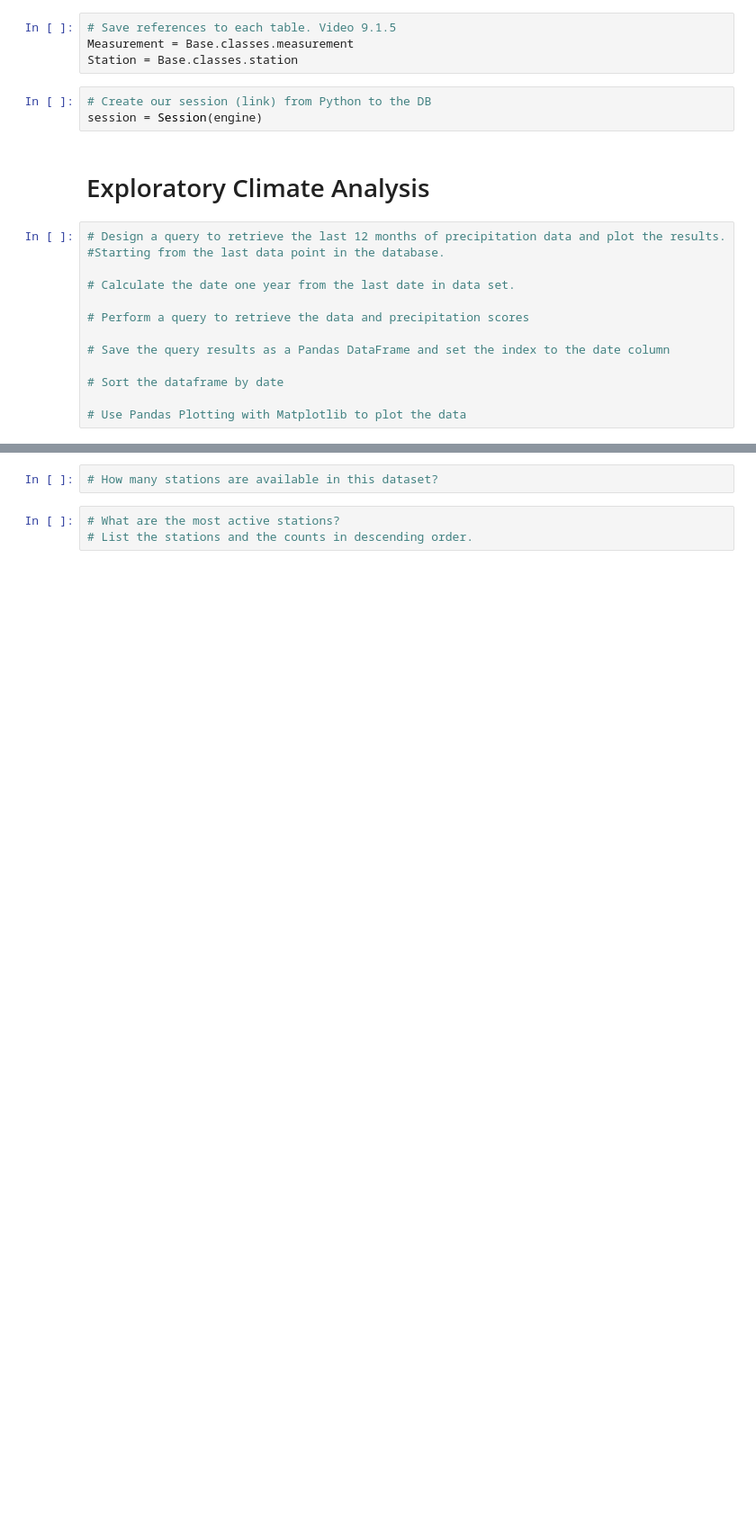
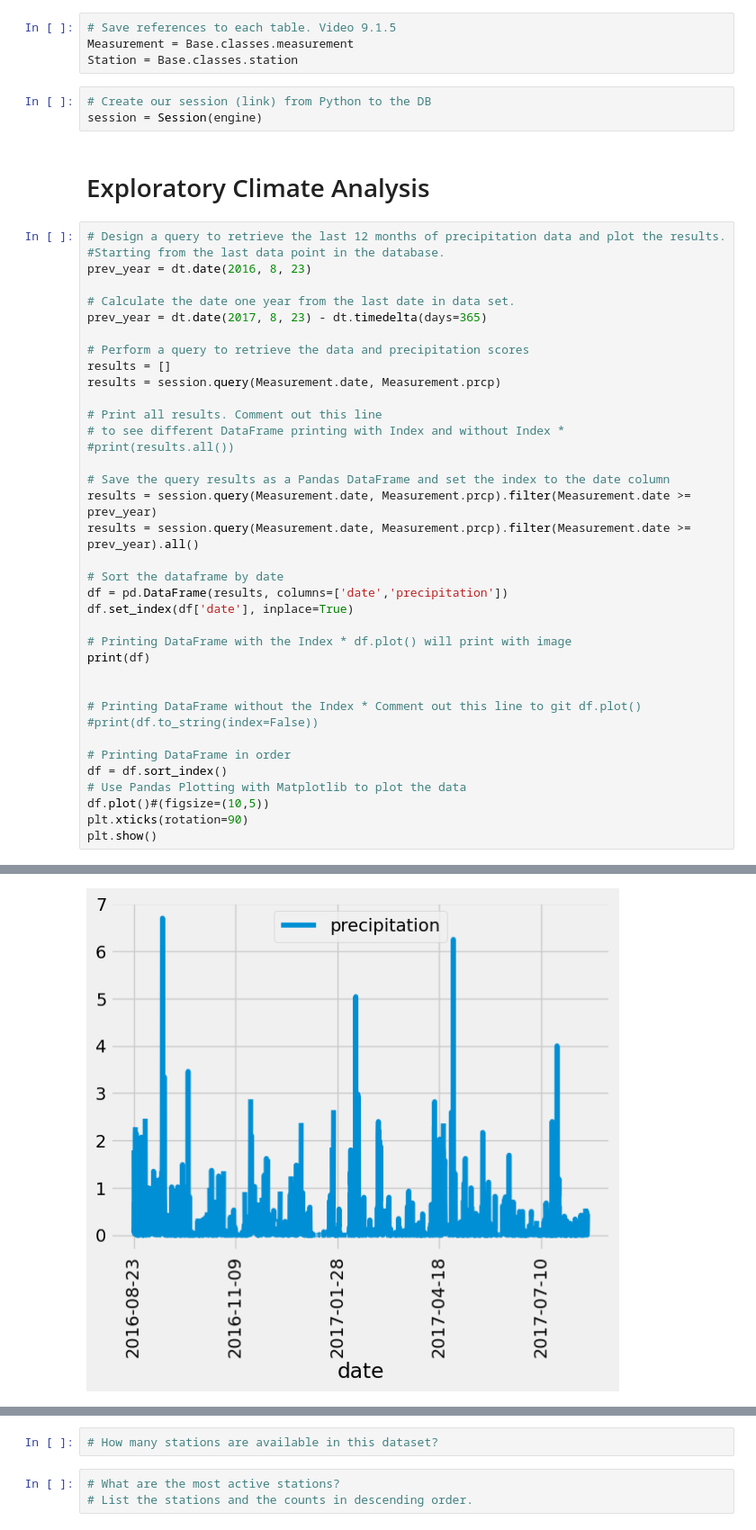
Before and after one commit to ipar2022/surfs_up, a Jupyter notebook: climate_analysis.ipynb, the cells around one changed output, grey strips where cells are left out. Shown at 90% size. Saved outputs shown, nothing was run; the diff lists cells and outputs as text; blank space fills up the shorter version.

```diff
--- a/climate_analysis.ipynb
+++ b/climate_analysis.ipynb
@@ -42,13 +42,38 @@ session = Session(engine)
 # %%
 # Design a query to retrieve the last 12 months of precipitation data and plot the results.
 #Starting from the last data point in the database.
+prev_year = dt.date(2016, 8, 23)
 
 # Calculate the date one year from the last date in data set.
+prev_year = dt.date(2017, 8, 23) - dt.timedelta(days=365)
 
 # Perform a query to retrieve the data and precipitation scores
+results = []
+results = session.query(Measurement.date, Measurement.prcp)
+
+# Print all results. Comment out this line
+# to see different DataFrame printing with Index and without Index *
+#print(results.all())
 
 # Save the query results as a Pandas DataFrame and set the index to the date column
+results = session.query(Measurement.date, Measurement.prcp).filter(Measurement.date >= prev_year)
+results = session.query(Measurement.date, Measurement.prcp).filter(Measurement.date >= prev_year).all()
 
 # Sort the dataframe by date
+df = pd.DataFrame(results, columns=['date','precipitation'])
+df.set_index(df['date'], inplace=True)
 
+# Printing DataFrame with the Index * df.plot() will print with image
+print(df)
+
+
+# Printing DataFrame without the Index * Comment out this line to git df.plot()
+#print(df.to_string(index=False))
+
+# Printing DataFrame in order
+df = df.sort_index()
 # Use Pandas Plotting with Matplotlib to plot the data
+df.plot()#(figsize=(10,5))
+plt.xticks(rotation=90)
+plt.show()
+# %% [output]
@@ -55,2 +95,3 @@ session = Session(engine)
+[figure, added]
 # %%
 # Use Pandas to calcualte the summary statistics for the precipitation data
```
Also changed, not shown: parts of 2 cells of this notebook.
